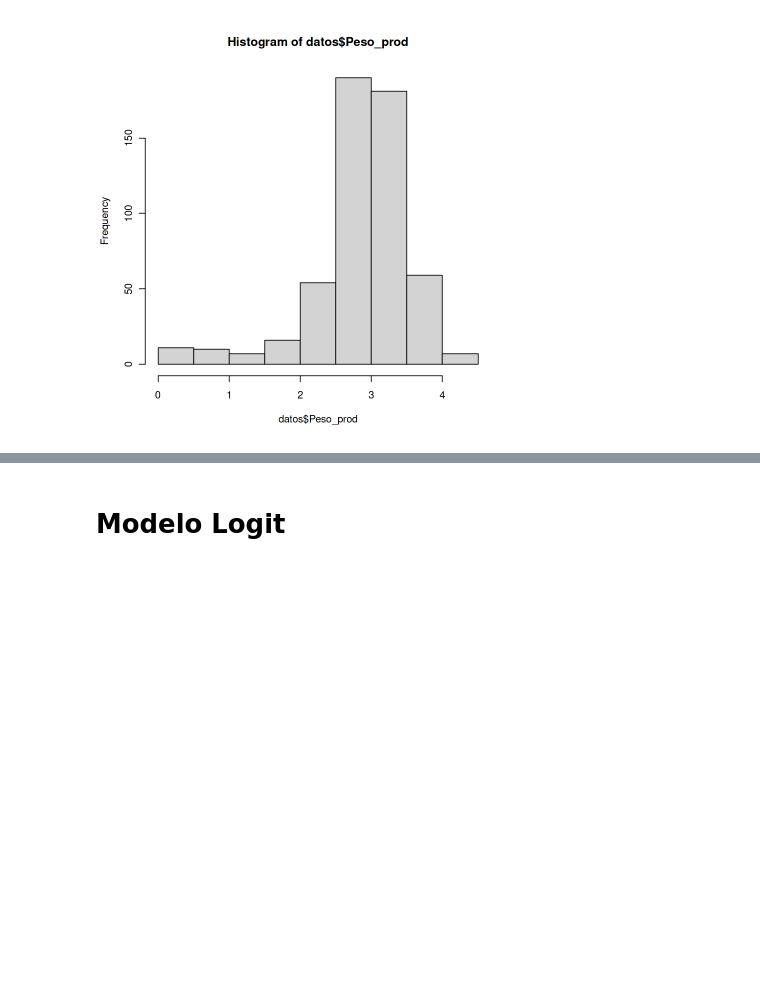
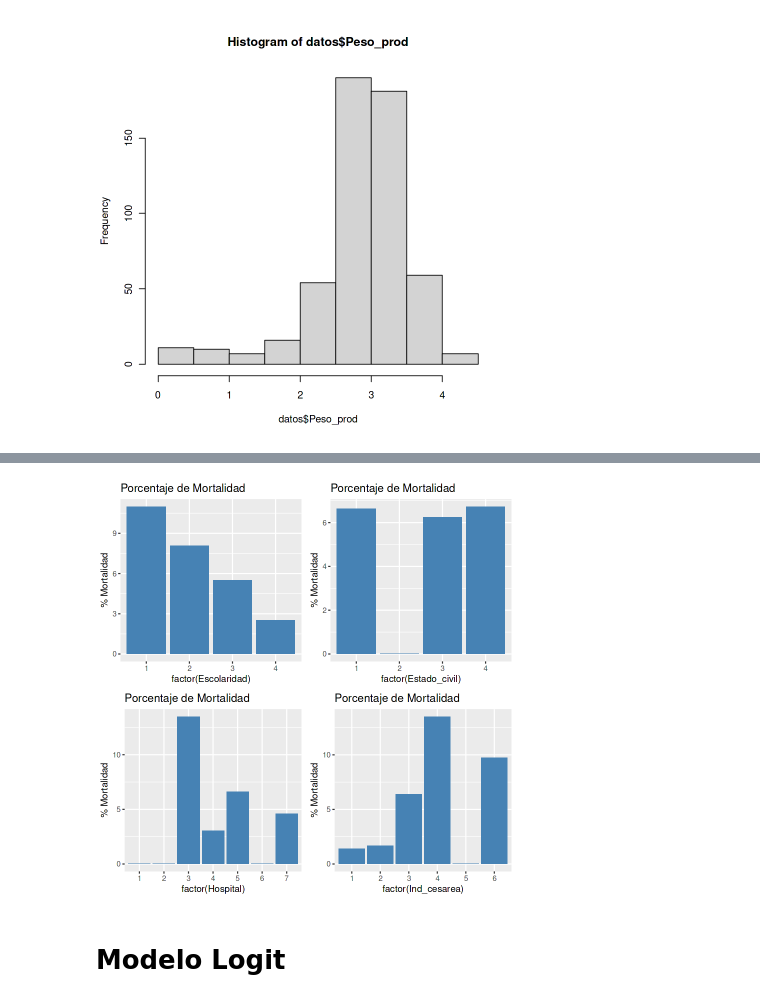
Before and after one commit to Marce2021M/examenRegAvanz1, a Jupyter notebook: examen1egAv.ipynb, the cells around one changed output, grey strips where cells are left out. Drawn from its saved outputs; the diff is of its cells as text; code cells hidden in the pictures; blank space fills up the shorter version.

```diff
--- a/examen1egAv.ipynb
+++ b/examen1egAv.ipynb
@@ -131,3 +139,44 @@ grid.arrange(plot1, plot2, plot3, plot4, ncol = 2)
+# %%
+# Estado civil
+
+# Agrupar los datos por la variable Anestesia
+df <- aggregate(Mortalidad ~ Estado_civil, data = datos2, FUN = function(x) {
+  mean(x == 2) * 100
+})
+
+# Crear el gráfico de barras
+plot2<-ggplot(df, aes(x = factor(Estado_civil), y = Mortalidad)) +
+  geom_bar(stat = "identity", fill = "steelblue") +
+  labs(title = "Porcentaje de Mortalidad", y = "% Mortalidad")
+# %%
+# Hospital
+
+# Agrupar los datos por la variable Anestesia
+df <- aggregate(Mortalidad ~ Hospital, data = datos2, FUN = function(x) {
+  mean(x == 2) * 100
+})
+
+# Crear el gráfico de barras
+plot3<-ggplot(df, aes(x = factor(Hospital), y = Mortalidad)) +
+  geom_bar(stat = "identity", fill = "steelblue") +
+  labs(title = "Porcentaje de Mortalidad", y = "% Mortalidad")
+# %%
+# Ind de cesárea
+
+# Agrupar los datos por la variable Anestesia
+df <- aggregate(Mortalidad ~ Ind_cesarea, data = datos2, FUN = function(x) {
+  mean(x == 2) * 100
+})
+
+# Crear el gráfico de barras
+plot4<-ggplot(df, aes(x = factor(Ind_cesarea), y = Mortalidad)) +
+  geom_bar(stat = "identity", fill = "steelblue") +
+  labs(title = "Porcentaje de Mortalidad", y = "% Mortalidad")
+# %%
+# Organizar las cuatro gráficas en una figura de 2x2
+grid.arrange(plot1, plot2, plot3, plot4, ncol = 2)
+# %% [output]
+[figure, added]
 # %%
 # Cargamos parámetros
 Anestesia <- datos$Anestesia
```
Also changed, not shown: parts of 16 cells of this notebook, 1 other file.
